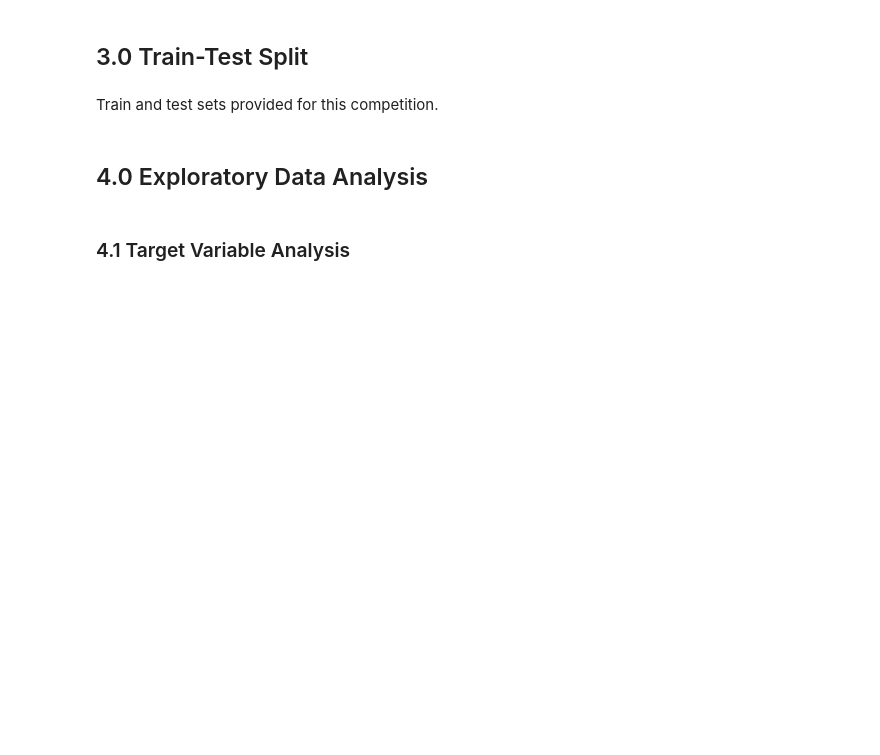
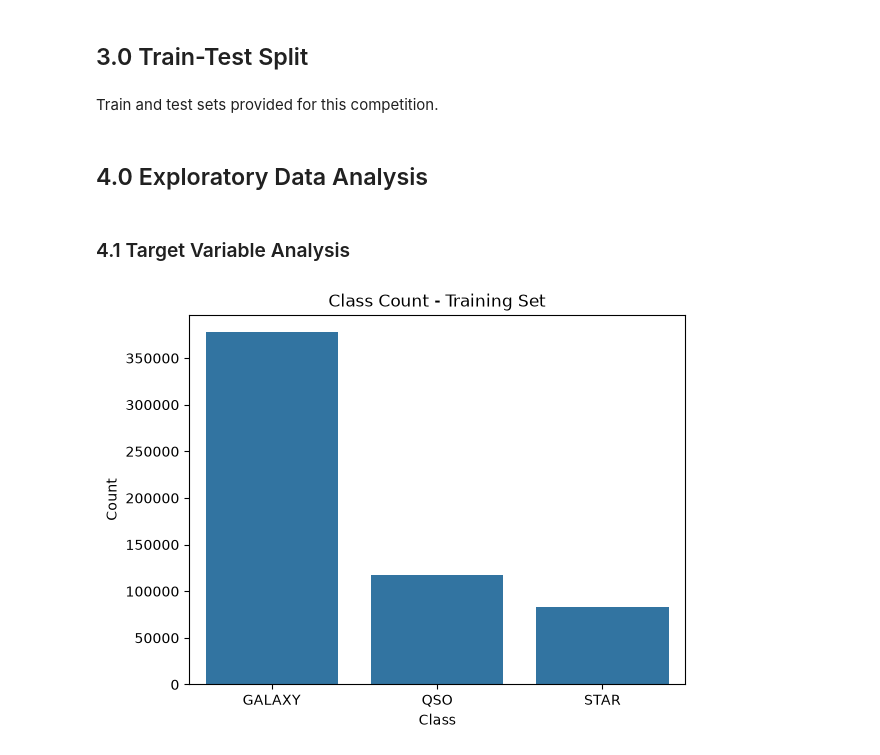
Before and after one commit to mrjohnsonsea/playground-series-s6e6, a Jupyter notebook: predicting_stellar_class.ipynb, the cells around one changed output. Drawn from its saved outputs; the diff is of its cells as text; code cells hidden in the pictures; blank space fills up the shorter version.

```diff
--- a/predicting_stellar_class.ipynb
+++ b/predicting_stellar_class.ipynb
@@ -162,3 +182,14 @@ y_train = train['class']
 ## 4.0 Exploratory Data Analysis
 # %% [markdown]
 ### 4.1 Target Variable Analysis
+# %%
+# Visualize counts of each class
+sns.countplot(train, x = 'class',)
+plt.title('Class Count - Training Set')
+plt.xlabel('Class')
+plt.ylabel('Count')
+
+
+plt.show()
+# %% [output]
+[figure, added]
```
Also changed, not shown: parts of 35 cells of this notebook, 4 other files.
